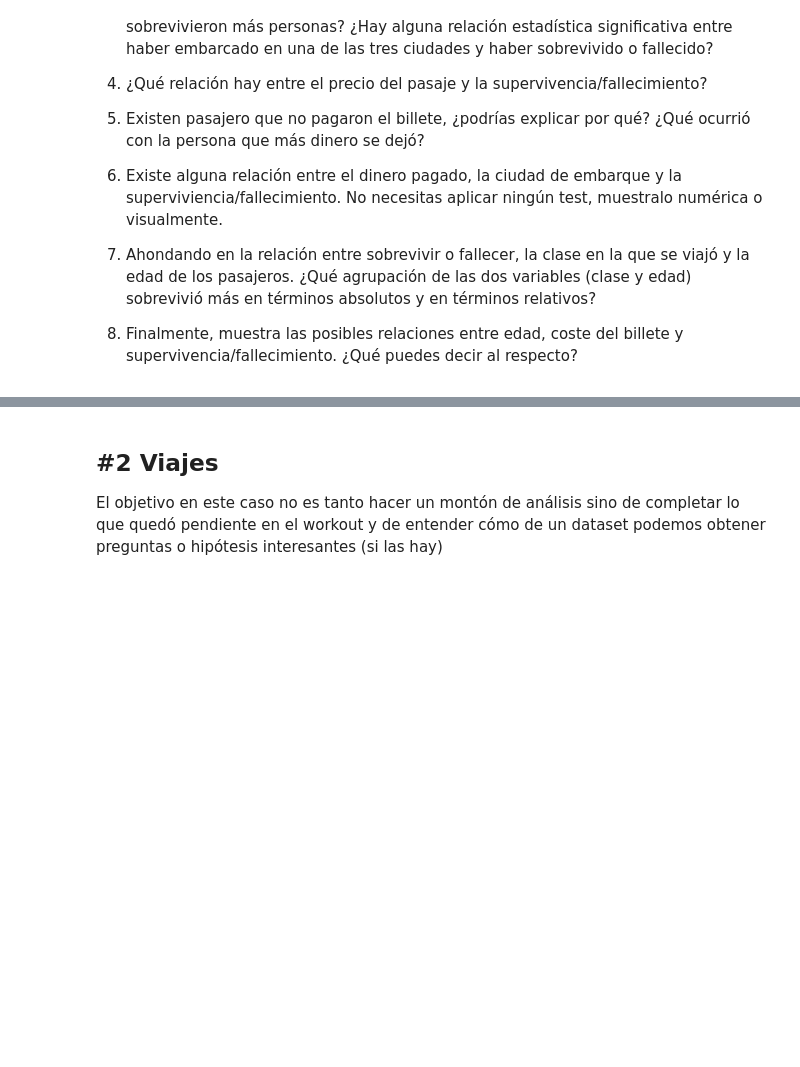
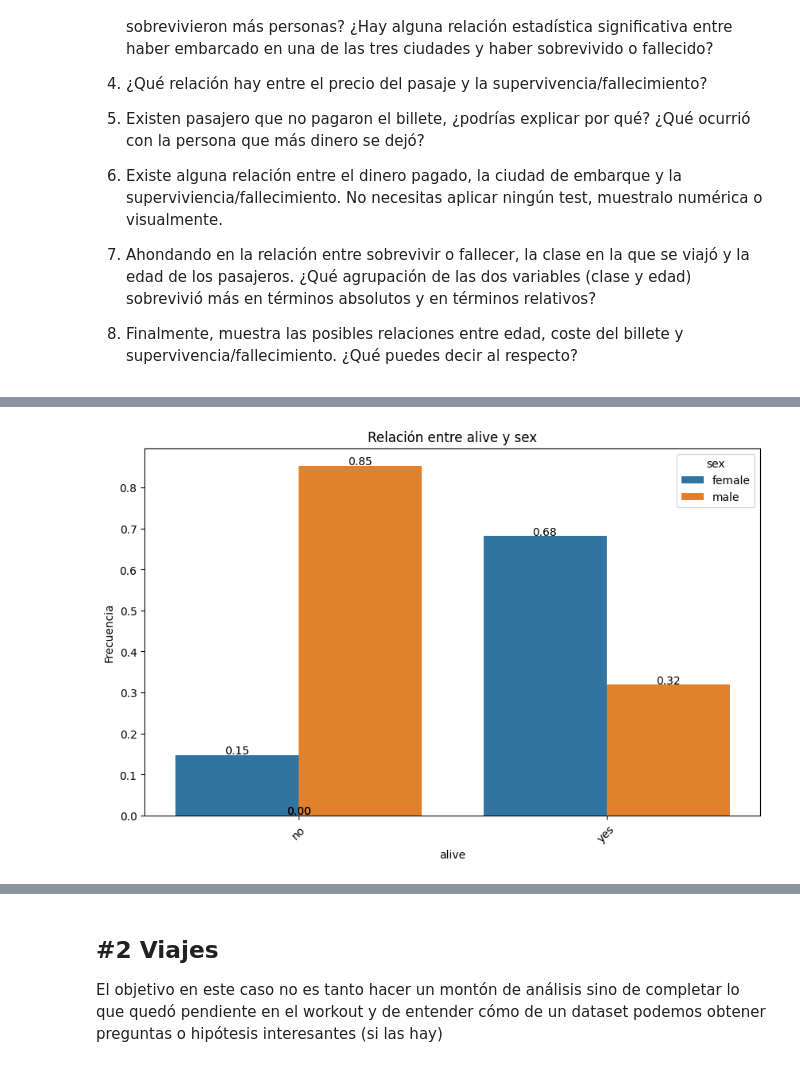
Before and after one commit to CristianZB-dev/MIS_PRACTICAS, a Jupyter notebook: 03_Analisis_de_Datos/Sprint_07/Unidad_02/Practica_Obligatoria/18_Practica_Obligatoria_Multivariante.ipynb, the cells around one changed output, grey strips where cells are left out. Cells and saved outputs as stored; diff of their text form; code cells hidden in the pictures; blank space fills up the shorter version.

```diff
--- a/03_Analisis_de_Datos/Sprint_07/Unidad_02/Practica_Obligatoria/18_Practica_Obligatoria_Multivariante.ipynb
+++ b/03_Analisis_de_Datos/Sprint_07/Unidad_02/Practica_Obligatoria/18_Practica_Obligatoria_Multivariante.ipynb
@@ -170,0 +183,4 @@ Realiza los análisis bivariantes o multivariantes que necesites, así como los
+# %%
+plot_categorical_relationship_fin(df_titanic,"alive","sex", relative_freq= True, show_values= True, size_group=4)
+# %% [output]
+[figure, added]
```
Also changed, not shown: parts of 53 cells of this notebook.
